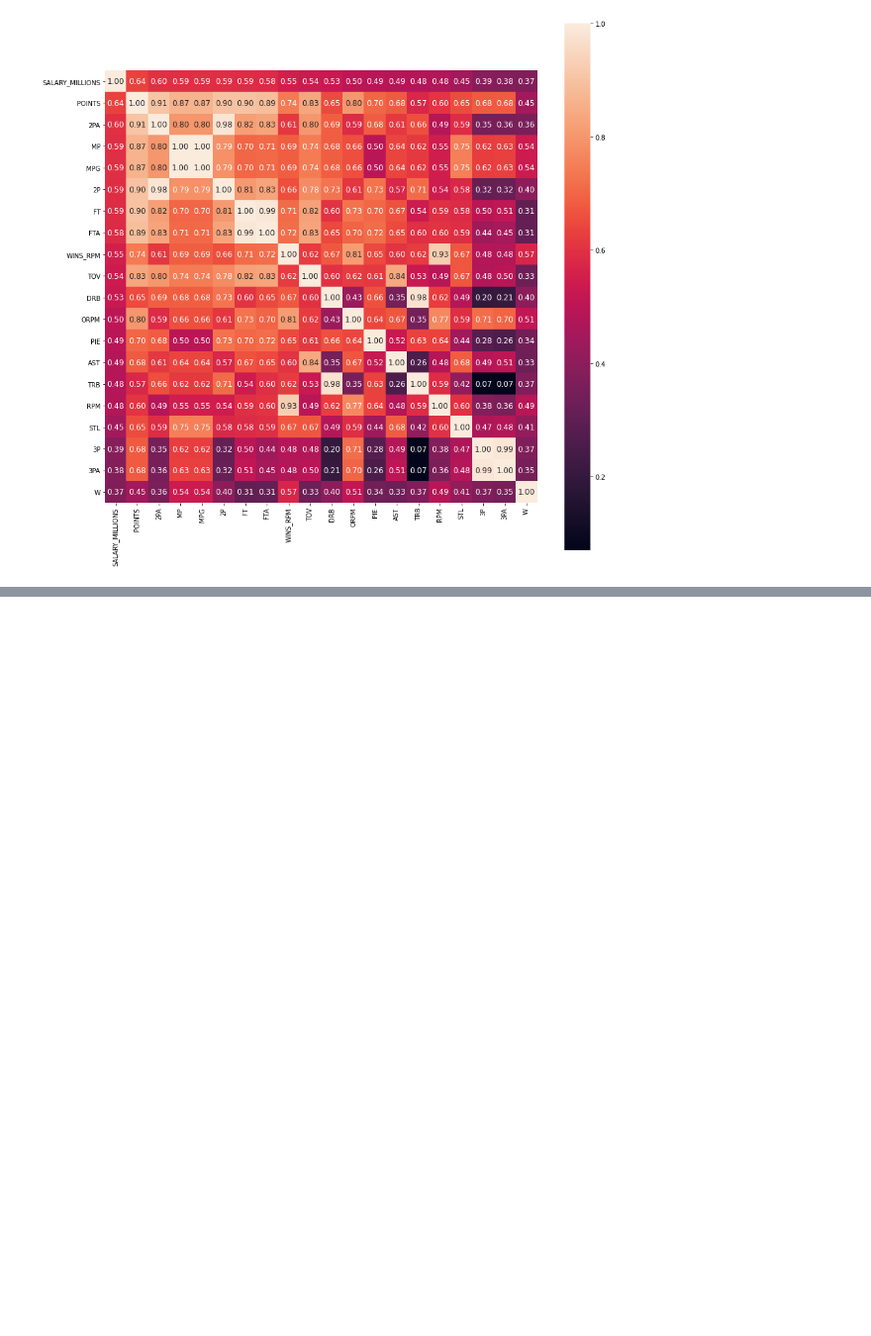
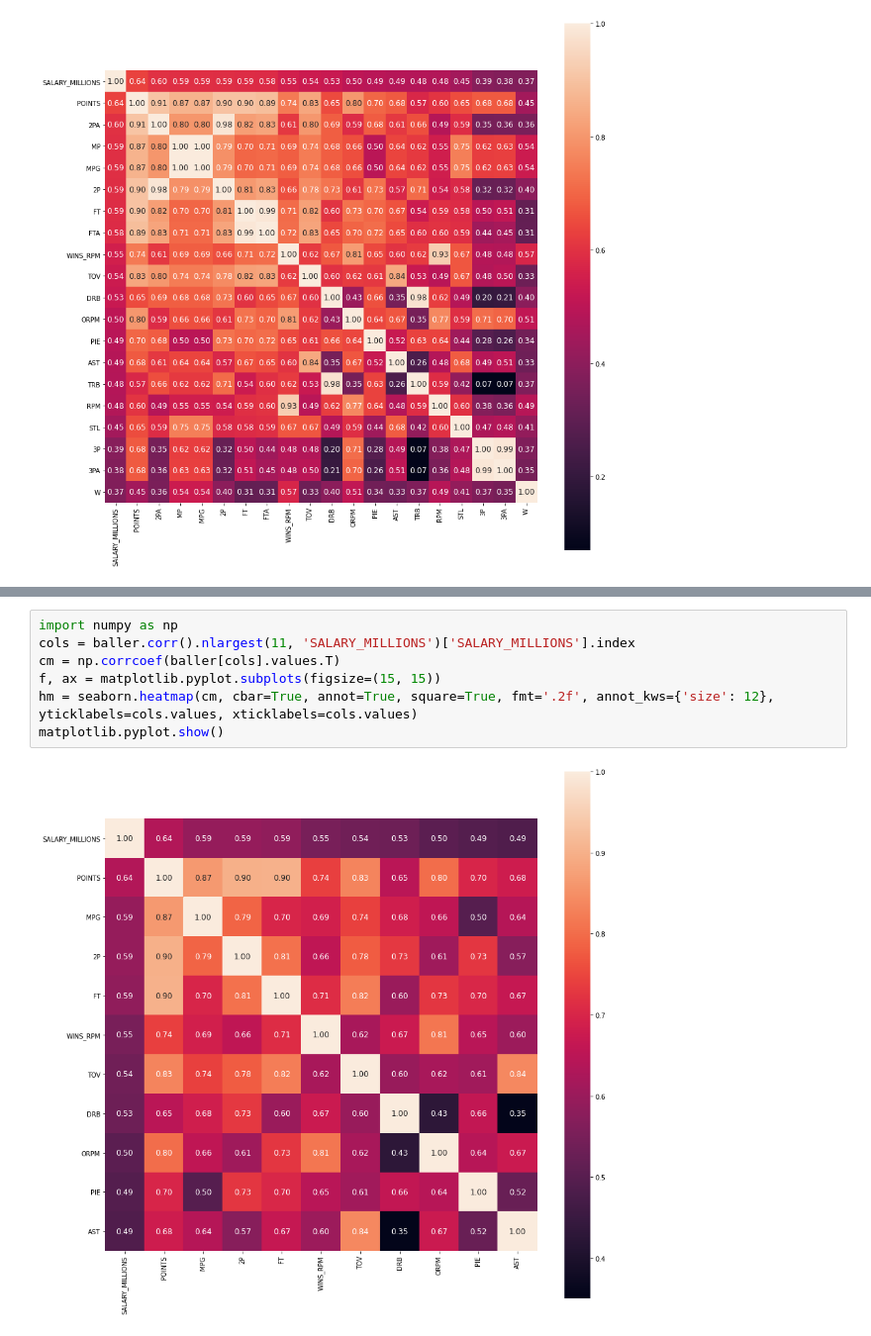
Before and after one commit to anuttamp/final562, a Jupyter notebook: final proj.ipynb, the cells around one changed output, grey strips where cells are left out. Shown at 99% size. Saved outputs shown, nothing was run; the diff lists cells and outputs as text; blank space fills up the shorter version.

```diff
--- a/final proj.ipynb
+++ b/final proj.ipynb
@@ -201,0 +202,9 @@ matplotlib.pyplot.show()
+# %%
+import numpy as np
+cols = baller.corr().nlargest(11, 'SALARY_MILLIONS')['SALARY_MILLIONS'].index
+cm = np.corrcoef(baller[cols].values.T)
+f, ax = matplotlib.pyplot.subplots(figsize=(15, 15))
+hm = seaborn.heatmap(cm, cbar=True, annot=True, square=True, fmt='.2f', annot_kws={'size': 12}, yticklabels=cols.values, xticklabels=cols.values)
+matplotlib.pyplot.show()
+# %% [output]
+[figure, added]
```
Also changed, not shown: parts of 15 cells of this notebook.
